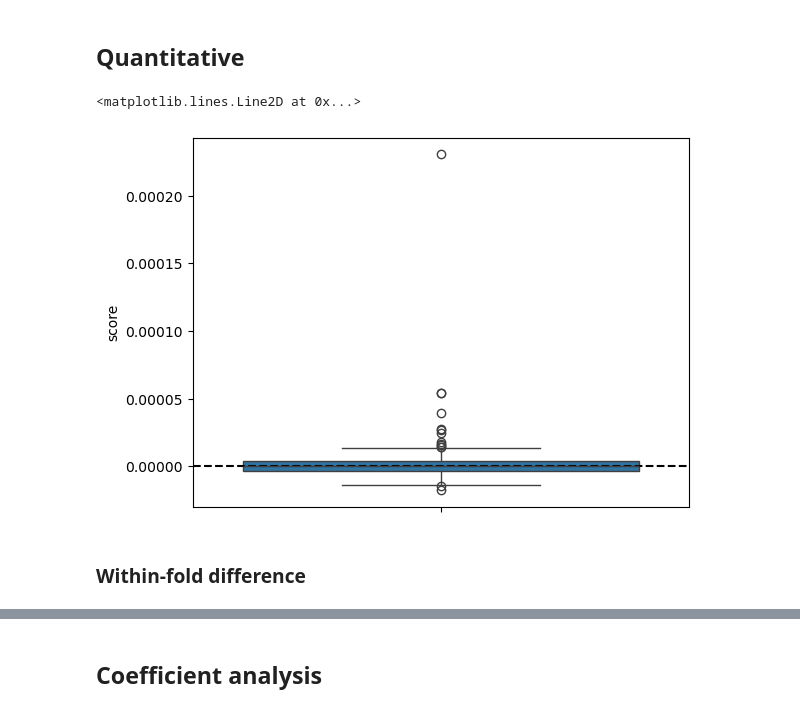
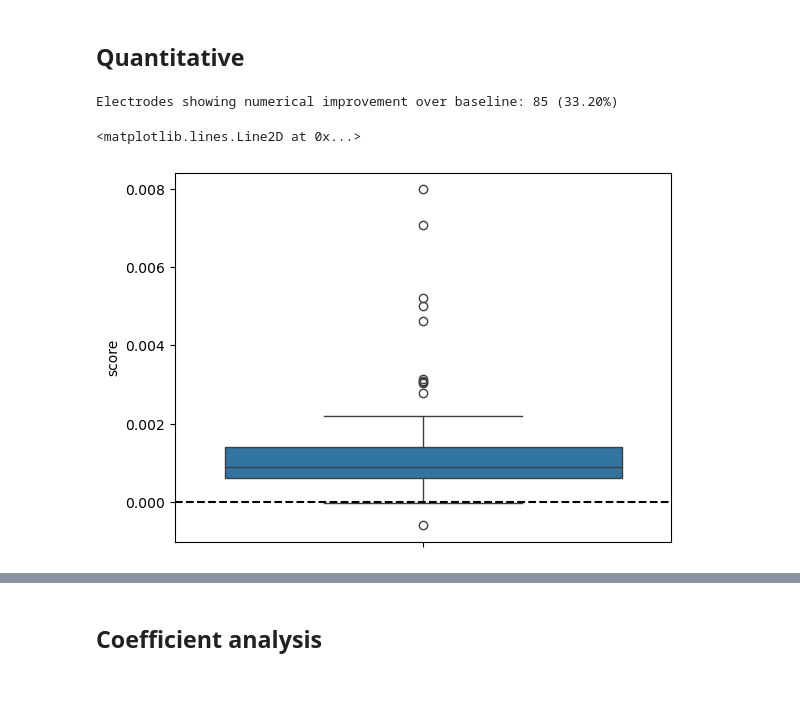
Before and after one commit to hans/ideal-word-representations, a Jupyter notebook: notebooks/encoding/compare_within_subject.ipynb, the cells around one changed output, grey strips where cells are left out. Cells and saved outputs as stored; diff of their text form; code cells hidden in the pictures.

```diff
--- a/notebooks/encoding/compare_within_subject.ipynb
+++ b/notebooks/encoding/compare_within_subject.ipynb
@@ -58,0 +106,4 @@ all_scores
+# %%
+permutation_improvements = model2_permutation_scores.score - all_scores.loc[model1].score
+permutation_improvements.to_csv(Path(output_dir) / "permutation_improvements.csv")
+permutation_improvements
@@ -110,8 +179,21 @@ score_diff = model2_scores.groupby("output_dim").score.mean() - model1_scores.gr
+# %%
+positive_improvement = all_improvements.groupby("output_dim").mean() > 0
+print(f"Electrodes showing numerical improvement over baseline: "
+      f"{positive_improvement.sum()} ({positive_improvement.mean() * 100:.2f}%)")
+# %% [output]
+Electrodes showing numerical improvement over baseline: 85 (33.20%)
+# %%
+study_improvements = all_improvements.loc[positive_improvement[positive_improvement].index]
+study_permutation_improvements = permutation_improvements.loc[positive_improvement[positive_improvement].index] \
+    .groupby(["output_dim", "fold", "permutation"]).mean()
+# %%
+# Most stringent picture: take the minimum difference between full model and ANY permuted model,
+# marginalizing over permutation type
+improvements_over_permutation = (study_improvements - study_permutation_improvements) \
+    .groupby(["output_dim", "fold"]).min()
 # %%
-ax = sns.boxplot(score_diff)
+ax = sns.boxplot(improvements_over_permutation.groupby("output_dim").mean())
 ax.axhline(0, color="k", linestyle="--")
 # %% [output]
 <matplotlib.lines.Line2D at 0x...>
-[figure, old version]
+[figure, new version]
-# %% [markdown]
-### Within-fold difference
```
Also changed, not shown: parts of 18 cells of this notebook.
